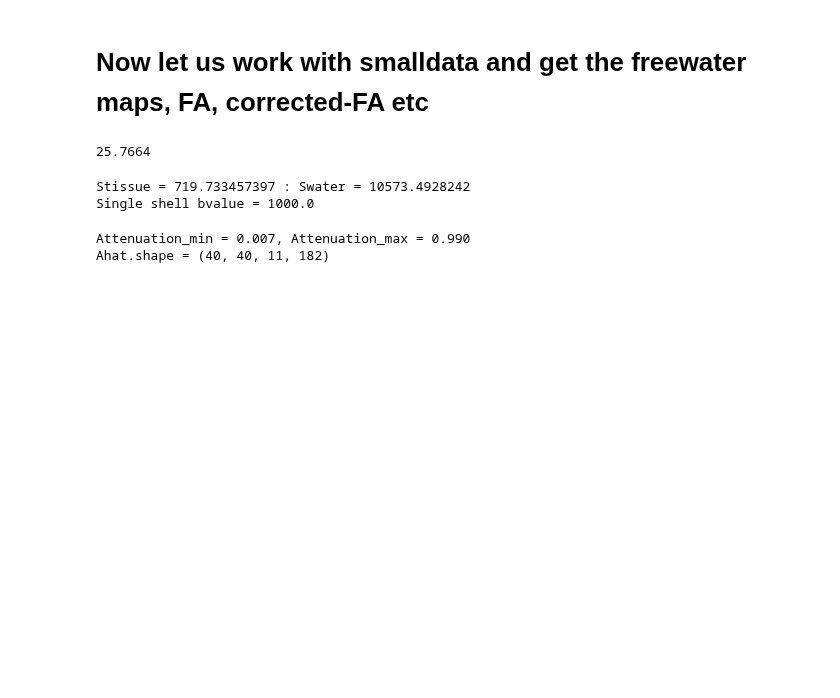
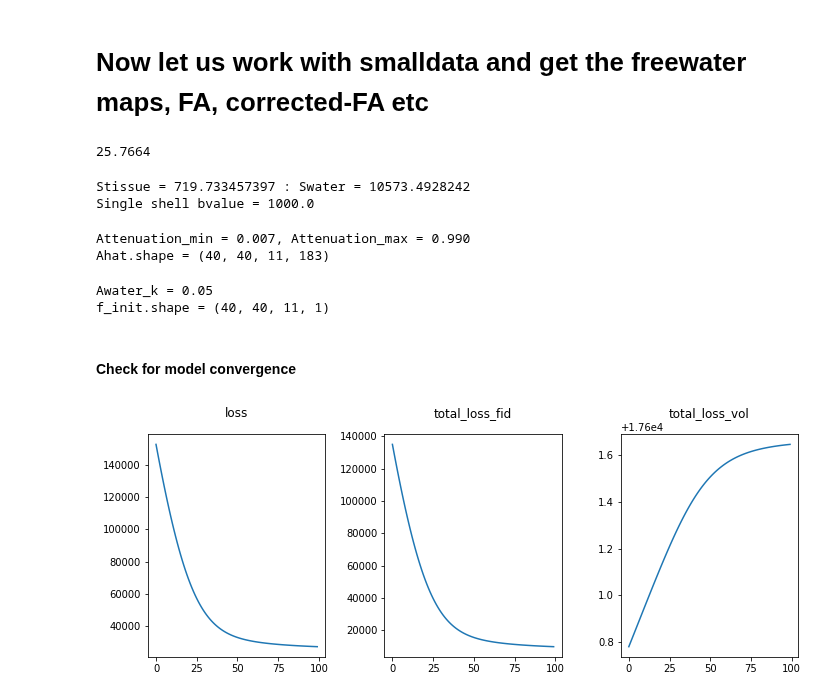
Before and after one commit to sameerd/DiffusionTensorImaging, a Jupyter notebook: notebooks/Example.ipynb, the cells around one changed output. Cells and saved outputs as stored; diff of their text form; code cells hidden in the pictures; blank space fills up the shorter version.

```diff
--- a/notebooks/Example.ipynb
+++ b/notebooks/Example.ipynb
@@ -140,7 +142,7 @@ Stissue = 719.733457397 : Swater = 10573.4928242
 Single shell bvalue = 1000.0
 # %%
 # calculate the signal attenuations
-Ahat = smalldata[:,:,:, ~ss_gtab.b0s_mask] / smalldata_b0
+Ahat = smalldata / smalldata_b0
 
 MAX_DIFFUSIVITY = 5 * 1e-3
 
@@ -154,12 +156,53 @@ print("Attenuation_min = %.3f, Attenuation_max = %.3f" %
 
 #Clip the attenuations to attenuation_min and attenuation_max
 mask = Ahat < attenuation_min
+mask[:,:,:, ss_gtab.b0s_mask] = False
 Ahat[Ahat < attenuation_min] = attenuation_min
 
 mask = Ahat > attenuation_max
+mask[:,:,:, ss_gtab.b0s_mask] = False
 Ahat[Ahat > attenuation_max] = attenuation_max
 
 print("Ahat.shape =", Ahat.shape)
 # %% [output]
 Attenuation_min = 0.007, Attenuation_max = 0.990
-Ahat.shape = (40, 40, 11, 182)
+Ahat.shape = (40, 40, 11, 183)
+# %%
+# calculate Initial free water map
+lambda_max = 1 * 1e-3 # max diffusivity in tissue
+lambda_min = 0.3 * 1e-3 # min diffusivity in tissue
+
+ADC_water = 3 * 1e-3
+Awater_scalar = np.exp(- b_value * ADC_water)
+print("Awater_k = %.2f" % Awater_scalar)
+
+# Max and min attenuation. (Amax uses lambda_min and vice versa)
+Amax = np.exp(-b_value * lambda_min)
+Amin = np.exp(-b_value * lambda_max)
+
+Ahat_min = Ahat[..., ~ss_gtab.b0s_mask].min(axis=3)
+Ahat_max = Ahat[..., ~ss_gtab.b0s_mask].max(axis=3)
+
+# Note this formula is perhaps a correction of Equation [6]
+fmin = (Ahat_min - Awater_scalar) / (Amax - Awater_scalar)
+fmax = (Ahat_max - Awater_scalar) / (Amin - Awater_scalar)
+
+# now make sure fmax and fmin are between 0 and 1
+fmin[fmin <= 0] = 0.01
+fmin[fmin >= 1] = 0.99
+fmax[fmax <= 0] = 0.01
+fmax[fmax >= 1] = 0.99
+
+f_init = 1 - (np.log(np.squeeze(smalldata_b0) / Stissue) / np.log(Swater / Stissue))
+mask = f_init < fmin
+f_init[mask] = (fmin[mask] + fmax[mask])/2
+mask = f_init > fmax
+f_init[mask] = (fmin[mask] + fmax[mask])/2
+
+# This is our starting value of f
+f_init = f_init[:,:,:,np.newaxis]
+
+print("f_init.shape =",f_init.shape)
+# %% [output]
+Awater_k = 0.05
+f_init.shape = (40, 40, 11, 1)
@@ -165,0 +214,29 @@ Ahat.shape = (40, 40, 11, 182)
+# %%
+qform = log_transform_to_qform(tenfit.evals, tenfit.evecs)
+
+manifold = create_feature_spatial_manifold(smalldata_b0, qform)
+num_gradients = np.sum(~ss_gtab.b0s_mask)
+dt = 0.001 / (b_value * num_gradients)
+
+f_init_copy = f_init.copy()
+
+fw_gd = FreeWaterGradientDescent(Ahat, manifold, f_init_copy, ss_gtab, b_value, dt,
+                                 fmin=fmin, fmax=fmax )
+
+fw_gd.beta=100.
+
+loss_tracer = LossTracer()
+tracers = [loss_tracer]
+
+fw_gd.init_tracers(tracers)
+
+num_iterations = 100
+for i in range(num_iterations):
+    fw_gd.iterate()
+fw_gd.finalize()
+# %% [markdown]
+#### Check for model convergence
+# %%
+loss_tracer.plot_separate(figsize=(10, 4))
+# %% [output]
+[figure, added]
```
Also changed, not shown: parts of 8 cells of this notebook.
